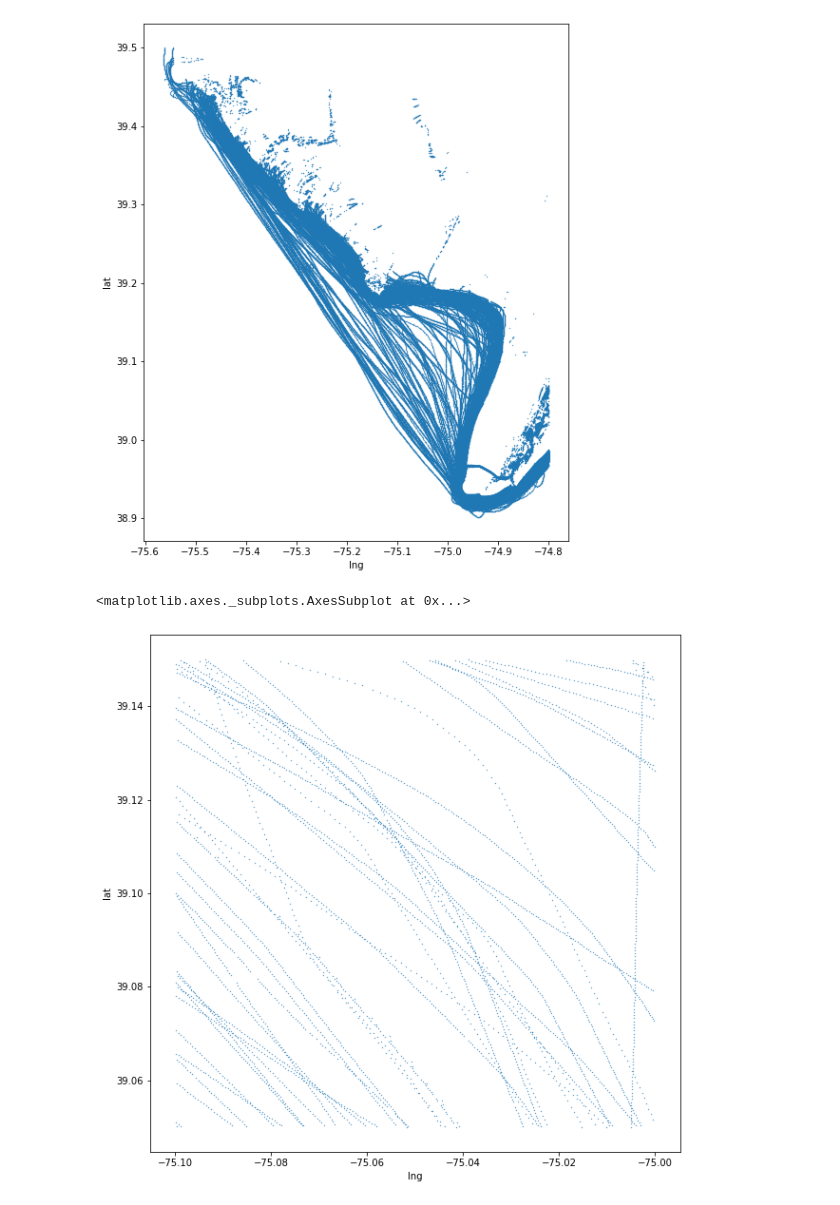
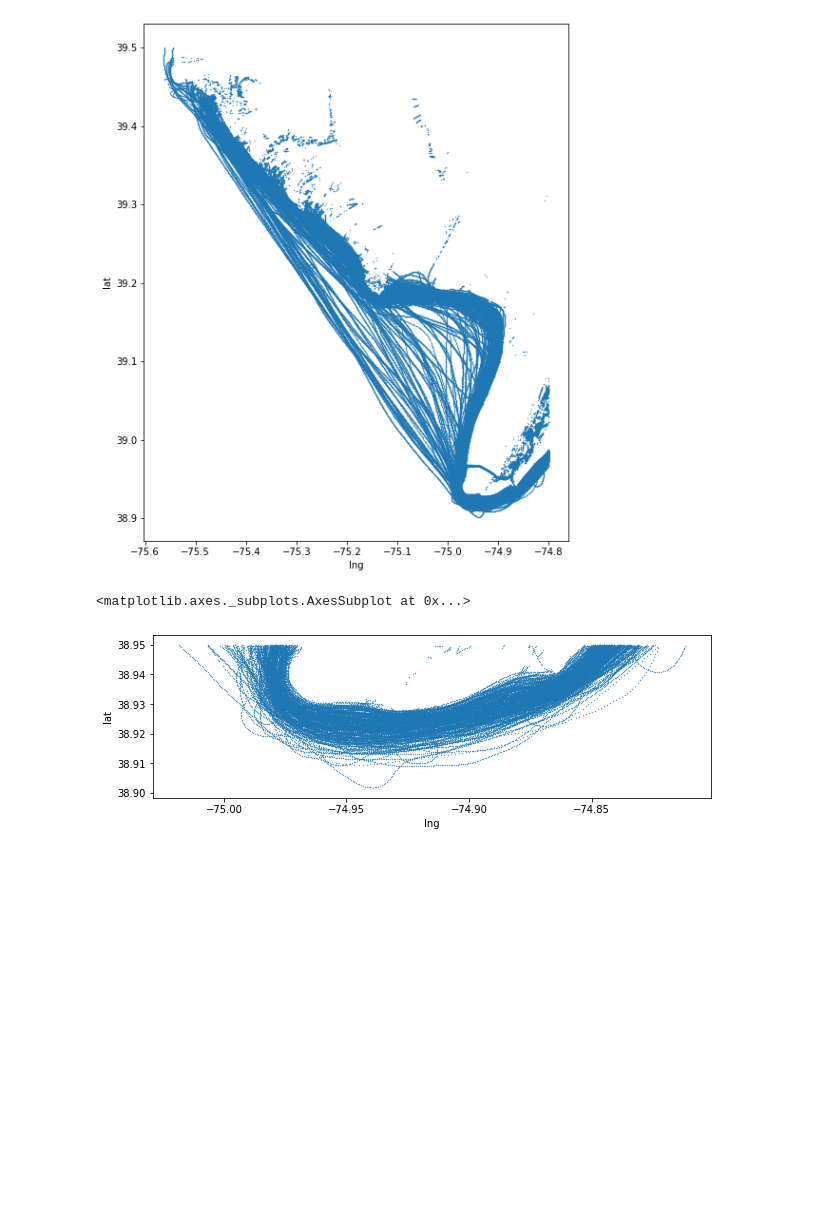
Before and after one commit to dbazzett/EI-DelBayChl, a Jupyter notebook: 1.4 NJDEP CapeMay.ipynb, the cells around one changed output. Saved outputs shown, nothing was run; the diff lists cells and outputs as text; code cells hidden in the pictures; blank space fills up the shorter version.

```diff
--- a/1.4 NJDEP CapeMay.ipynb
+++ b/1.4 NJDEP CapeMay.ipynb
@@ -46,25 +46,29 @@ njdep.plot.scatter('lng','lat',figsize=(7, 14), s=0.1)
 [figure]
 # %%
 # delaware bay is lon <-74.8 roughly
-delbay = njdep[njdep.lng<-74.8]
-delbay = delbay[delbay.lat>38.5]
-delbay = delbay[delbay.lat<39.5]
+subset = njdep[njdep.lng<-74.8]
+subset = subset[subset.lat>38.5]
+subset = subset[subset.lat<39.5]
 # figure displays 1.0 deg n/s and 0.8 deg e/w
-delbay.plot.scatter('lng','lat',figsize=(8, 10),s=0.1) #s controls data point dot size
+subset.plot.scatter('lng','lat',figsize=(8, 10),s=0.1) #s controls data point dot size
 # %% [output]
 <matplotlib.axes._subplots.AxesSubplot at 0x...>
 [figure]
 # %%
 # This code redefines our dataframe to be only this subset of the delbay
-delbay = delbay[delbay.lng<-75.0]
-delbay = delbay[delbay.lng>-75.1]
-delbay = delbay[delbay.lat<39.15]
-delbay = delbay[delbay.lat>39.05]
-# figure displays 0.1 deg n/s and 0.1 deg e/w
-delbay.plot.scatter('lng','lat',figsize=(10, 10),s=0.1)
+north = 38.95
+# south = 39.05
+# east = -75.0
+# west = -75.1
+
+# cape_may = subset[(subset.lng<east) & (subset.lng>west) & (subset.lat<north) & (subset.lat>south)]
+cape_may = subset[(subset.lat<north)]
+
+
+cape_may.plot.scatter('lng','lat',figsize=(10, 3),s=0.1)
 # %% [output]
 <matplotlib.axes._subplots.AxesSubplot at 0x...>
-[figure, old version]
+[figure, new version]
 # %%
 # This creates a new dataframe where the all the data points from a single day are averaged into a single point.
 # This may be a little heavy-handed
```
Also changed, not shown: parts of 9 cells of this notebook.
